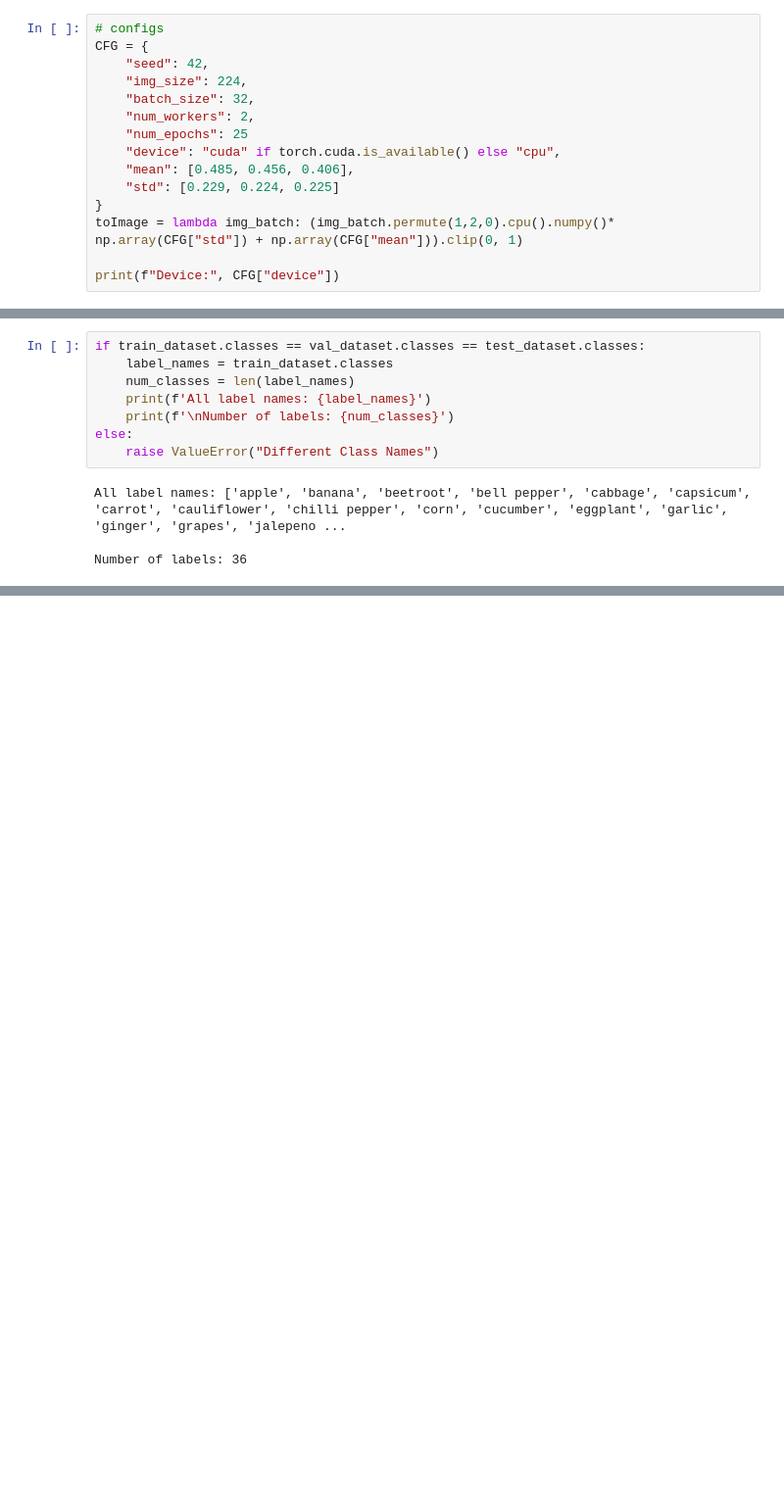
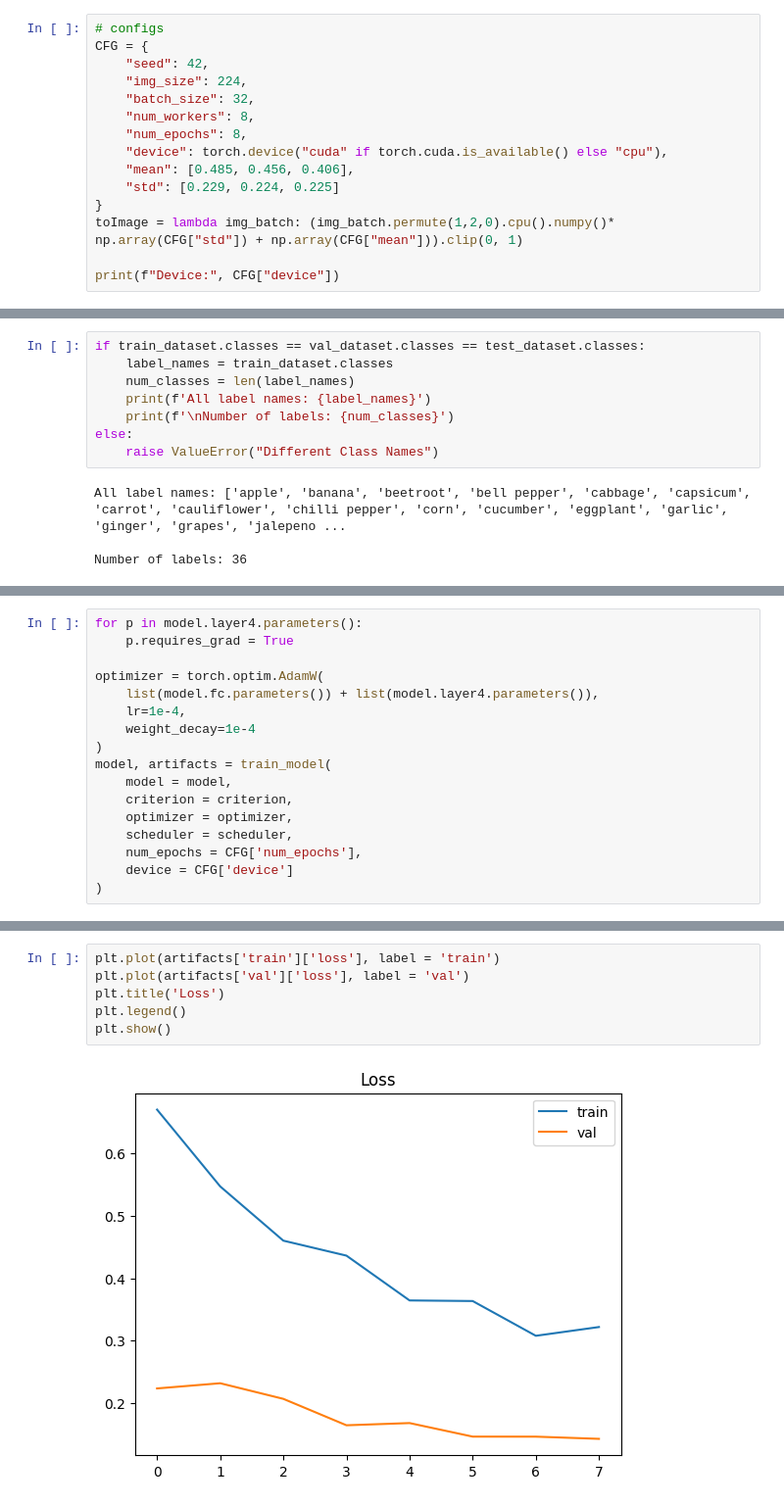
Before and after one commit to Karimkhab/image-recognition-fruits-and-vegetables, a Jupyter notebook: baseline_resnet_v1.ipynb, the cells around one changed output, grey strips where cells are left out. Shown at 98% size. Drawn from its saved outputs; the diff is of its cells as text; blank space fills up the shorter version.

```diff
--- a/baseline_resnet_v1.ipynb
+++ b/baseline_resnet_v1.ipynb
@@ -18,9 +20,9 @@ CFG = {
     "seed": 42,
     "img_size": 224,
     "batch_size": 32,
-    "num_workers": 2,
-    "num_epochs": 25
-    "device": "cuda" if torch.cuda.is_available() else "cpu",
+    "num_workers": 8,
+    "num_epochs": 8,
+    "device": torch.device("cuda" if torch.cuda.is_available() else "cpu"),
     "mean": [0.485, 0.456, 0.406],
     "std": [0.229, 0.224, 0.225]
 }
@@ -209,0 +284,17 @@ optimizer =
+# %%
+for p in model.layer4.parameters():
+    p.requires_grad = True
+
+optimizer = torch.optim.AdamW(
+    list(model.fc.parameters()) + list(model.layer4.parameters()),
+    lr=1e-4,
+    weight_decay=1e-4
+)
+model, artifacts = train_model(
+    model = model,
+    criterion = criterion,
+    optimizer = optimizer,
+    scheduler = scheduler,
+    num_epochs = CFG['num_epochs'],
+    device = CFG['device']
+)
@@ -209,0 +325,8 @@ optimizer =
+# %%
+plt.plot(artifacts['train']['loss'], label = 'train')
+plt.plot(artifacts['val']['loss'], label = 'val')
+plt.title('Loss')
+plt.legend()
+plt.show()
+# %% [output]
+[figure, added]
```
Also changed, not shown: parts of 12 cells of this notebook.
